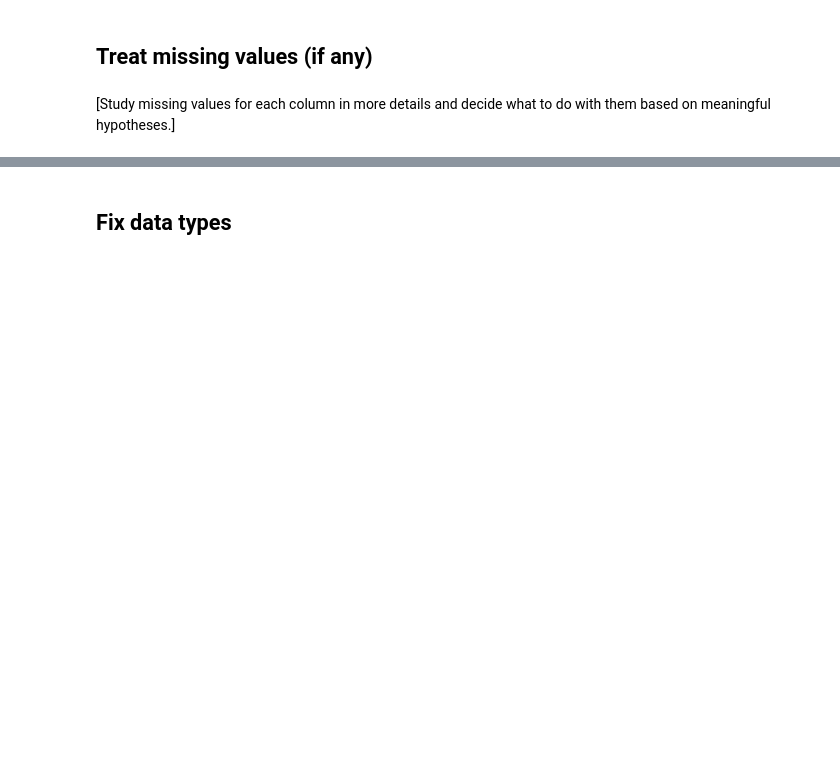
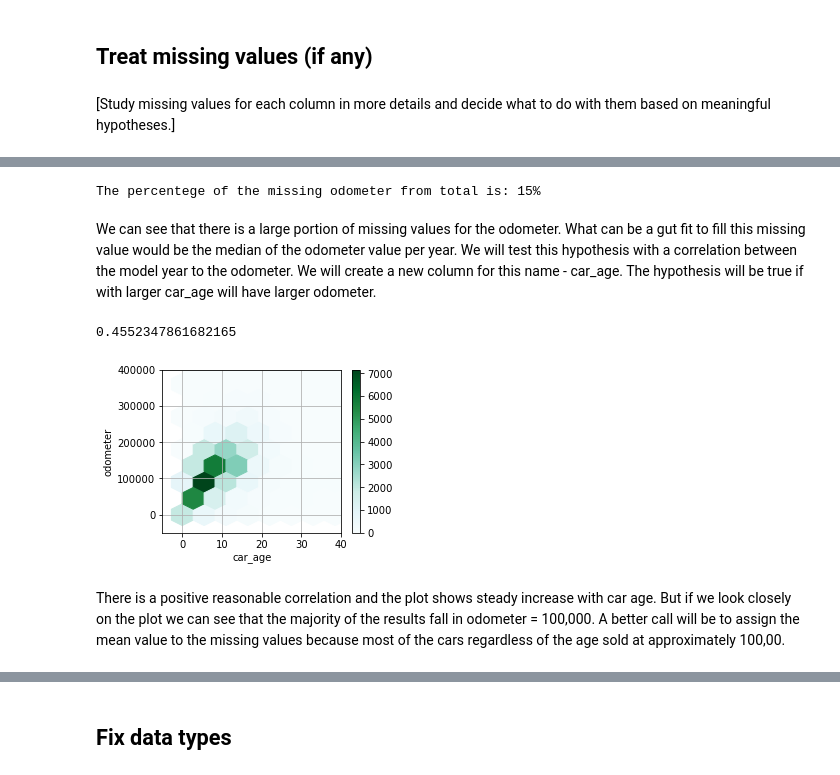
Before and after one commit to nirgalili/practicum100_EDA_project_vehicles_us, a Jupyter notebook: EDA_nir_galili_rev0.ipynb, the cells around one changed output, grey strips where cells are left out. Drawn from its saved outputs; the diff is of its cells as text; code cells hidden in the pictures; blank space fills up the shorter version.

```diff
--- a/EDA_nir_galili_rev0.ipynb
+++ b/EDA_nir_galili_rev0.ipynb
@@ -60,0 +258,3 @@ The dataset contains the following fields:
+# %%
+df.drop(columns='cylinders', inplace=True)
+df.info()
@@ -60,0 +322,21 @@ The dataset contains the following fields:
+# %%
+NaN_odometer_percentege = round(df_NaN_odometer.shape[0]/df.shape[0]*100)
+print(f'The percentege of the missing odometer from total is: {NaN_odometer_percentege}%')
+# %% [output]
+The percentege of the missing odometer from total is: 15%
+# %% [markdown]
+We can see that there is a large portion of missing values for the odometer. What can be a gut fit to fill this missing value would be the median of the odometer value per year. We will test this hypothesis with a correlation between the model year to the odometer. We will create a new column for this name - car_age. The hypothesis will be true if with larger car_age will have larger odometer.
+# %%
+# 1st change model_year to integer
+df['model_year'] = df['model_year'].astype(int)
+df['car_age'] = df['year_posted'] - df['model_year']
+
+df.plot(x='car_age', y='odometer', kind='hexbin',
+        gridsize=20, figsize=(4, 3), sharex=False,
+        grid=True, ylim=(-50000, 400000), xlim=(-5, 40))
+df['car_age'].corr(df['odometer'])
+# %% [output]
+0.4552347861682165
+[figure, added]
+# %% [markdown]
+There is a positive reasonable correlation and the plot shows steady increase with car age. But if we look closely on the plot we can see that the majority of the results fall in odometer = 100,000. A better call will be to assign the mean value to the missing values because most of the cars regardless of the age sold at approximately 100,00.
```
Also changed, not shown: parts of 199 cells of this notebook.
